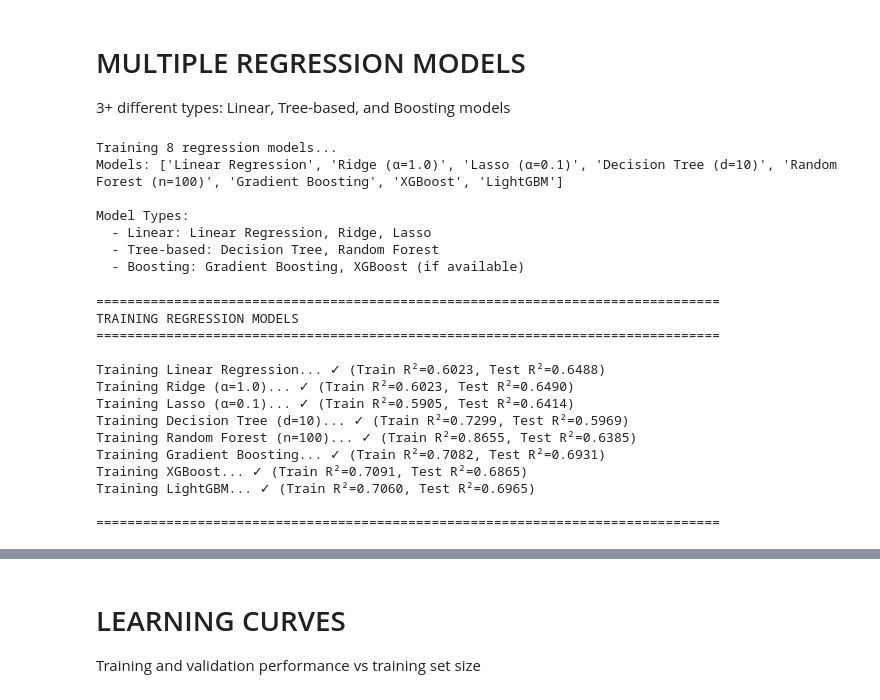
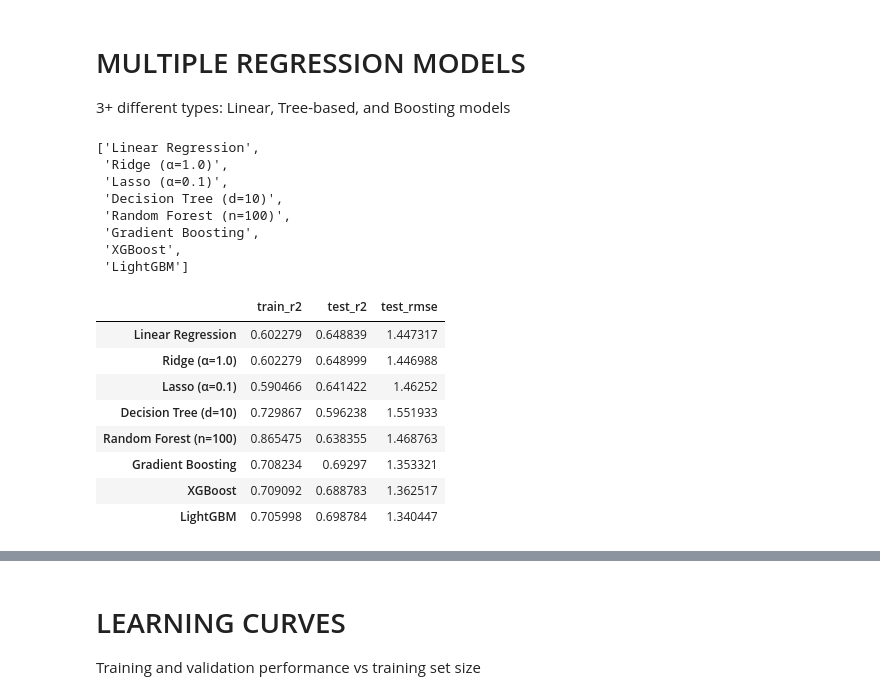
Before and after one commit to Belaleatsbanana/ml, a Jupyter notebook: youtube.ipynb, the cells around one changed output, grey strips where cells are left out. Drawn from its saved outputs; the diff is of its cells as text; code cells hidden in the pictures.

```diff
--- a/youtube.ipynb
+++ b/youtube.ipynb
@@ -664,7 +470,6 @@ Ready for modeling!
 # MULTIPLE REGRESSION MODELS
 3+ different types: Linear, Tree-based, and Boosting models
 # %%
-# Define models: at least 3 different types (Linear, Tree-based, Boosting)
 models = {
     'Linear Regression': LinearRegression(),
     'Ridge (α=1.0)': Ridge(alpha=1.0, random_state=RANDOM_STATE),
@@ -674,95 +479,70 @@ models = {
     'Gradient Boosting': GradientBoostingRegressor(n_estimators=100, learning_rate=0.1, max_depth=5, random_state=RANDOM_STATE),
 }
 
-# Try to add XGBoost if available
 if XGBRegressor:
     models['XGBoost'] = XGBRegressor(n_estimators=100, learning_rate=0.1, max_depth=5, random_state=RANDOM_STATE, verbosity=0)
 
-# Try to add LightGBM if available
 if LGBMRegressor:
     models['LightGBM'] = LGBMRegressor(n_estimators=100, learning_rate=0.1, max_depth=5, random_state=RANDOM_STATE, verbose=-1)
 
-print(f"Training {len(models)} regression models...")
-print(f"Models: {list(models.keys())}")
-print(f"\nModel Types:")
-print("  - Linear: Linear Regression, Ridge, Lasso")
-print("  - Tree-based: Decision Tree, Random Forest")
-print("  - Boosting: Gradient Boosting, XGBoost (if available)")
+list(models.keys())
 # %% [output]
-Training 8 regression models...
-Models: ['Linear Regression', 'Ridge (α=1.0)', 'Lasso (α=0.1)', 'Decision Tree (d=10)', 'Random Forest (n=100)', 'Gradient Boosting', 'XGBoost', 'LightGBM']
-
-Model Types:
-  - Linear: Linear Regression, Ridge, Lasso
-  - Tree-based: Decision Tree, Random Forest
-  - Boosting: Gradient Boosting, XGBoost (if available)
+['Linear Regression',
+ 'Ridge (α=1.0)',
+ 'Lasso (α=0.1)',
+ 'Decision Tree (d=10)',
+ 'Random Forest (n=100)',
+ 'Gradient Boosting',
+ 'XGBoost',
+ 'LightGBM']
 # %%
-# Train all models and calculate metrics
 import warnings
 warnings.filterwarnings('ignore')
 
 trained_models = {}
 training_results = {}
 
-print("\n" + "="*80)
-print("TRAINING REGRESSION MODELS")
-print("="*80 + "\n")
-
 for name, model in models.items():
-    print(f"Training {name}...", end=" ")
-
-    # Train model
     model.fit(X_train_scaled, y_train)
     trained_models[name] = model
 
-    # Make predictions
     y_train_pred = model.predict(X_train_scaled)
     y_test_pred = model.predict(X_test_scaled)
 
-    # Calculate metrics (in log scale)
     train_rmse = np.sqrt(mean_squared_error(y_train, y_train_pred))
     test_rmse = np.sqrt(mean_squared_error(y_test, y_test_pred))
     train_mae = mean_absolute_error(y_train, y_train_pred)
     test_mae = mean_absolute_error(y_test, y_test_pred)
     train_r2 = r2_score(y_train, y_train_pred)
     test_r2 = r2_score(y_test, y_test_pred)
 
-    # MAPE (Mean Absolute Percentage Error)
     test_mape = np.mean(np.abs((y_test - y_test_pred) / (np.abs(y_test) + 1e-6))) * 100
 
-    # Convert predictions back to original scale for RMSE calculation
     y_test_actual = np.expm1(y_test)
     y_test_pred_actual = np.expm1(y_test_pred)
     actual_rmse = np.sqrt(mean_squared_error(y_test_actual, y_test_pred_actual))
 
     training_results[name] = {
         'train_rmse': train_rmse,
         'test_rmse': test_rmse,
         'train_mae': train_mae,
         'test_mae': test_mae,
         'train_r2': train_r2,
         'test_r2': test_r2,
         'test_mape': test_mape,
         'actual_rmse': actual_rmse,
         'y_train_pred': y_train_pred,
         'y_test_pred': y_test_pred,
     }
 
-    print(f"✓ (Train R²={train_r2:.4f}, Test R²={test_r2:.4f})")
-
-print("\n" + "="*80)
+pd.DataFrame(training_results).T[['train_r2', 'test_r2', 'test_rmse']]
 # %% [output]
-================================================================================
-TRAINING REGRESSION MODELS
-================================================================================
-
-Training Linear Regression... ✓ (Train R²=0.6023, Test R²=0.6488)
-Training Ridge (α=1.0)... ✓ (Train R²=0.6023, Test R²=0.6490)
-Training Lasso (α=0.1)... ✓ (Train R²=0.5905, Test R²=0.6414)
-Training Decision Tree (d=10)... ✓ (Train R²=0.7299, Test R²=0.5969)
-Training Random Forest (n=100)... ✓ (Train R²=0.8655, Test R²=0.6385)
-Training Gradient Boosting... ✓ (Train R²=0.7082, Test R²=0.6931)
-Training XGBoost... ✓ (Train R²=0.7091, Test R²=0.6865)
-Training LightGBM... ✓ (Train R²=0.7060, Test R²=0.6965)
-
-================================================================================
+|  | train_r2 | test_r2 | test_rmse |
+| Linear Regression | 0.602279 | 0.648839 | 1.447317 |
+| Ridge (α=1.0) | 0.602279 | 0.648999 | 1.446988 |
+| Lasso (α=0.1) | 0.590466 | 0.641422 | 1.46252 |
+| Decision Tree (d=10) | 0.729867 | 0.596238 | 1.551933 |
+| Random Forest (n=100) | 0.865475 | 0.638355 | 1.468763 |
+| Gradient Boosting | 0.708234 | 0.69297 | 1.353321 |
+| XGBoost | 0.709092 | 0.688783 | 1.362517 |
+| LightGBM | 0.705998 | 0.698784 | 1.340447 |
```
Also changed, not shown: parts of 31 cells of this notebook.
